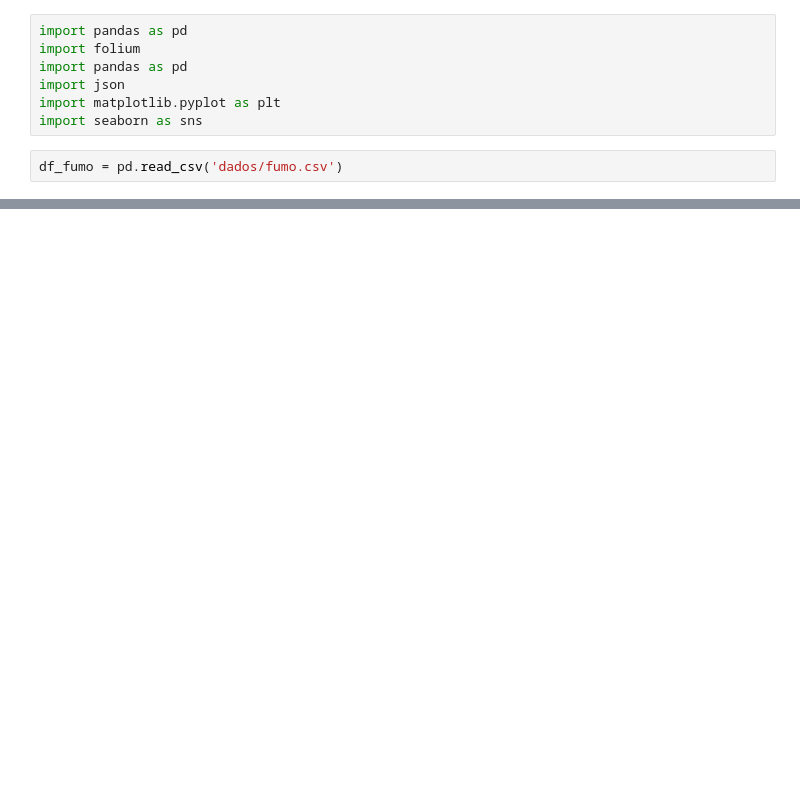
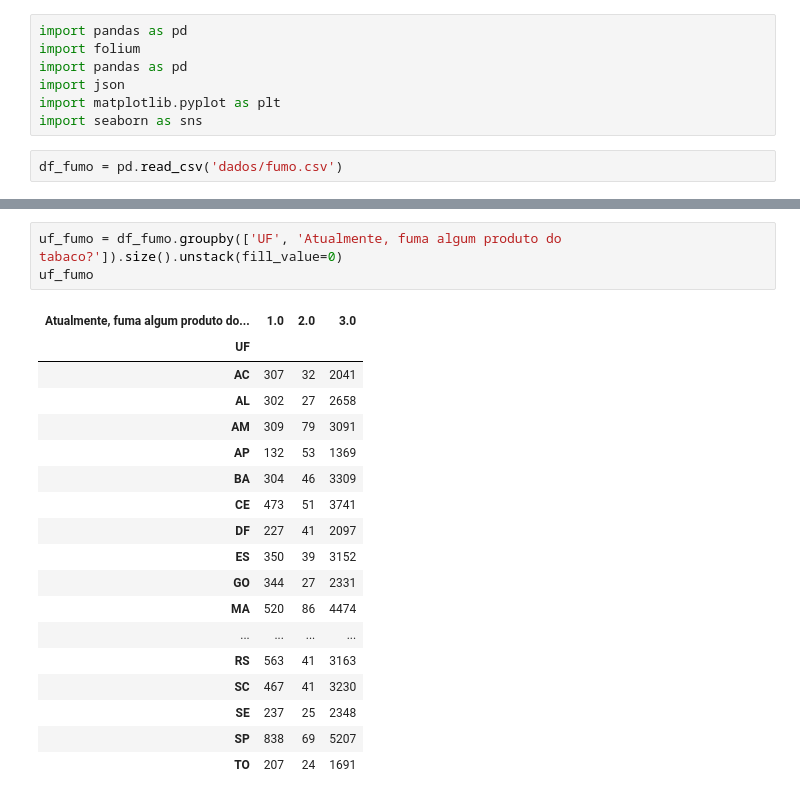
Before and after one commit to maafinotti/TCC-PNS, a Jupyter notebook: PNS_fumo.ipynb, the cells around one changed output, grey strips where cells are left out. Drawn from its saved outputs; the diff is of its cells as text; blank space fills up the shorter version.

```diff
--- a/PNS_fumo.ipynb
+++ b/PNS_fumo.ipynb
@@ -33,0 +60,22 @@ Text(0.5, 1.0, 'Matriz de Correlação')
+# %%
+uf_fumo = df_fumo.groupby(['UF', 'Atualmente, fuma algum produto do tabaco?']).size().unstack(fill_value=0)
+uf_fumo
+# %% [output]
+| Atualmente, fuma algum produto do... | 1.0 | 2.0 | 3.0 |
+| UF |  |  |  |
+| AC | 307 | 32 | 2041 |
+| AL | 302 | 27 | 2658 |
+| AM | 309 | 79 | 3091 |
+| AP | 132 | 53 | 1369 |
+| BA | 304 | 46 | 3309 |
+| CE | 473 | 51 | 3741 |
+| DF | 227 | 41 | 2097 |
+| ES | 350 | 39 | 3152 |
+| GO | 344 | 27 | 2331 |
+| MA | 520 | 86 | 4474 |
+| ... | ... | ... | ... |
+| RS | 563 | 41 | 3163 |
+| SC | 467 | 41 | 3230 |
+| SE | 237 | 25 | 2348 |
+| SP | 838 | 69 | 5207 |
+| TO | 207 | 24 | 1691 |
```
Also changed, not shown: parts of 8 cells of this notebook, 7 other files.
